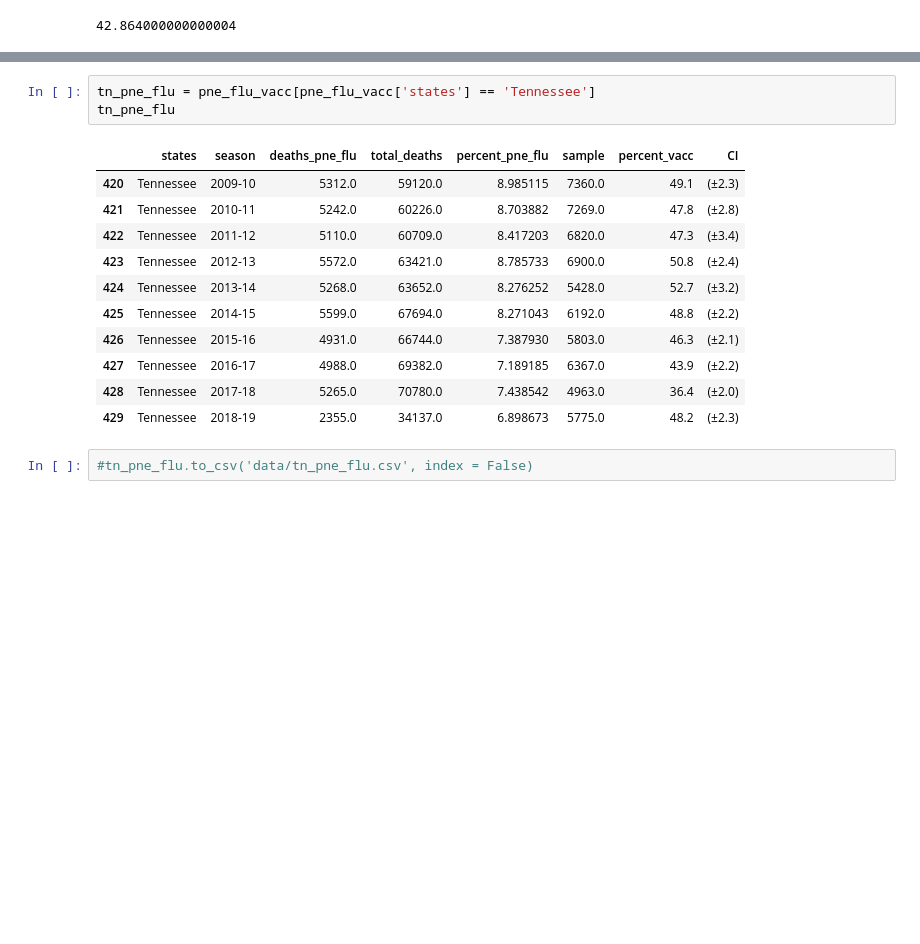
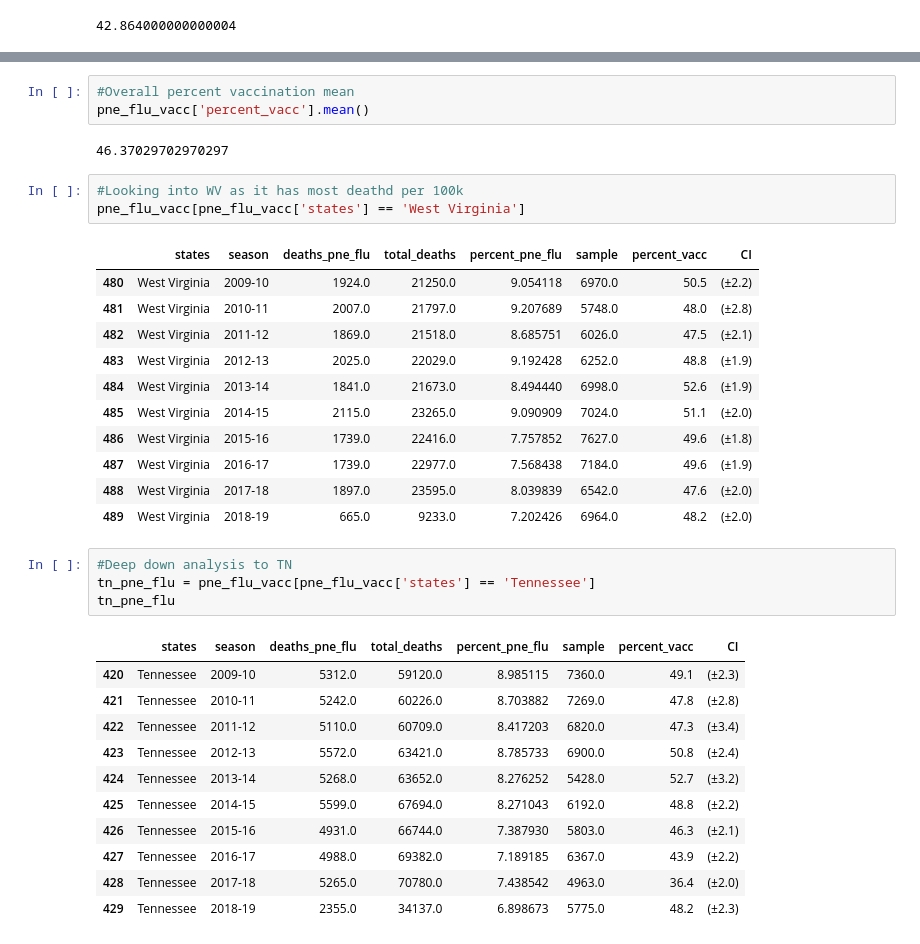
Before and after one commit to foyaza/pneumonia_influenza_deaths, a Jupyter notebook: capstone_data_cleaning_merging.ipynb, the cells around one changed output, grey strips where cells are left out. Drawn from its saved outputs; the diff is of its cells as text; blank space fills up the shorter version.

```diff
--- a/capstone_data_cleaning_merging.ipynb
+++ b/capstone_data_cleaning_merging.ipynb
@@ -426,4 +344,25 @@ pne_flu_vacc[pne_flu_vacc['percent_vacc'] == 32.6]
+# %%
+#Overall percent vaccination mean
+pne_flu_vacc['percent_vacc'].mean()
+# %% [output]
+46.37029702970297
+# %%
+#Looking into WV as it has most deathd per 100k
+pne_flu_vacc[pne_flu_vacc['states'] == 'West Virginia']
+# %% [output]
+|  | states | season | deaths_pne_flu | total_deaths | percent_pne_flu | sample | percent_vacc | CI |
+| 480 | West Virginia | 2009-10 | 1924.0 | 21250.0 | 9.054118 | 6970.0 | 50.5 | (±2.2) |
+| 481 | West Virginia | 2010-11 | 2007.0 | 21797.0 | 9.207689 | 5748.0 | 48.0 | (±2.8) |
+| 482 | West Virginia | 2011-12 | 1869.0 | 21518.0 | 8.685751 | 6026.0 | 47.5 | (±2.1) |
+| 483 | West Virginia | 2012-13 | 2025.0 | 22029.0 | 9.192428 | 6252.0 | 48.8 | (±1.9) |
+| 484 | West Virginia | 2013-14 | 1841.0 | 21673.0 | 8.494440 | 6998.0 | 52.6 | (±1.9) |
+| 485 | West Virginia | 2014-15 | 2115.0 | 23265.0 | 9.090909 | 7024.0 | 51.1 | (±2.0) |
+| 486 | West Virginia | 2015-16 | 1739.0 | 22416.0 | 7.757852 | 7627.0 | 49.6 | (±1.8) |
+| 487 | West Virginia | 2016-17 | 1739.0 | 22977.0 | 7.568438 | 7184.0 | 49.6 | (±1.9) |
+| 488 | West Virginia | 2017-18 | 1897.0 | 23595.0 | 8.039839 | 6542.0 | 47.6 | (±2.0) |
+| 489 | West Virginia | 2018-19 | 665.0 | 9233.0 | 7.202426 | 6964.0 | 48.2 | (±2.0) |
 # %%
+#Deep down analysis to TN
 tn_pne_flu = pne_flu_vacc[pne_flu_vacc['states'] == 'Tennessee']
 tn_pne_flu
 # %% [output]
@@ -438,6 +377,4 @@ tn_pne_flu
 | 427 | Tennessee | 2016-17 | 4988.0 | 69382.0 | 7.189185 | 6367.0 | 43.9 | (±2.2) |
 | 428 | Tennessee | 2017-18 | 5265.0 | 70780.0 | 7.438542 | 4963.0 | 36.4 | (±2.0) |
 | 429 | Tennessee | 2018-19 | 2355.0 | 34137.0 | 6.898673 | 5775.0 | 48.2 | (±2.3) |
-# %%
-#tn_pne_flu.to_csv('data/tn_pne_flu.csv', index = False)
 # %%
```
Also changed, not shown: parts of 31 cells of this notebook, 1 other file.
